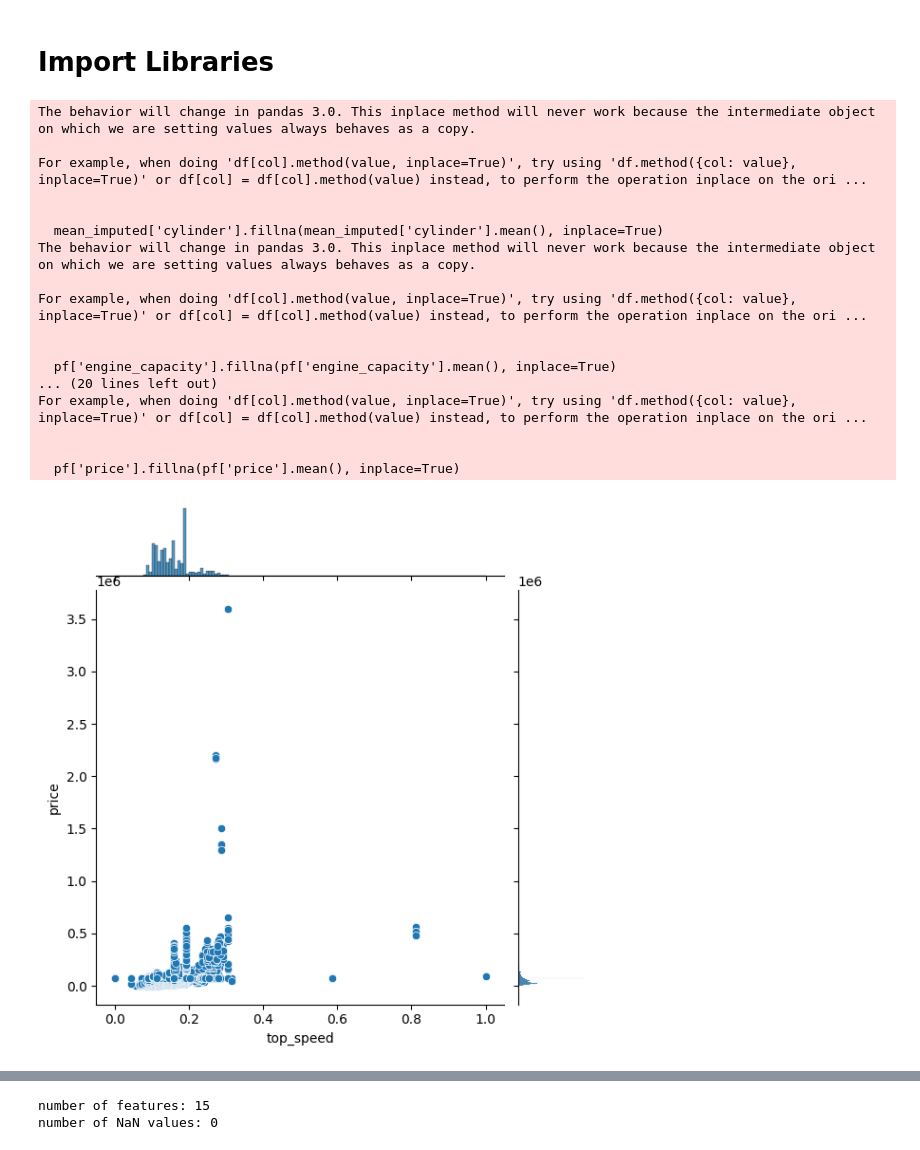
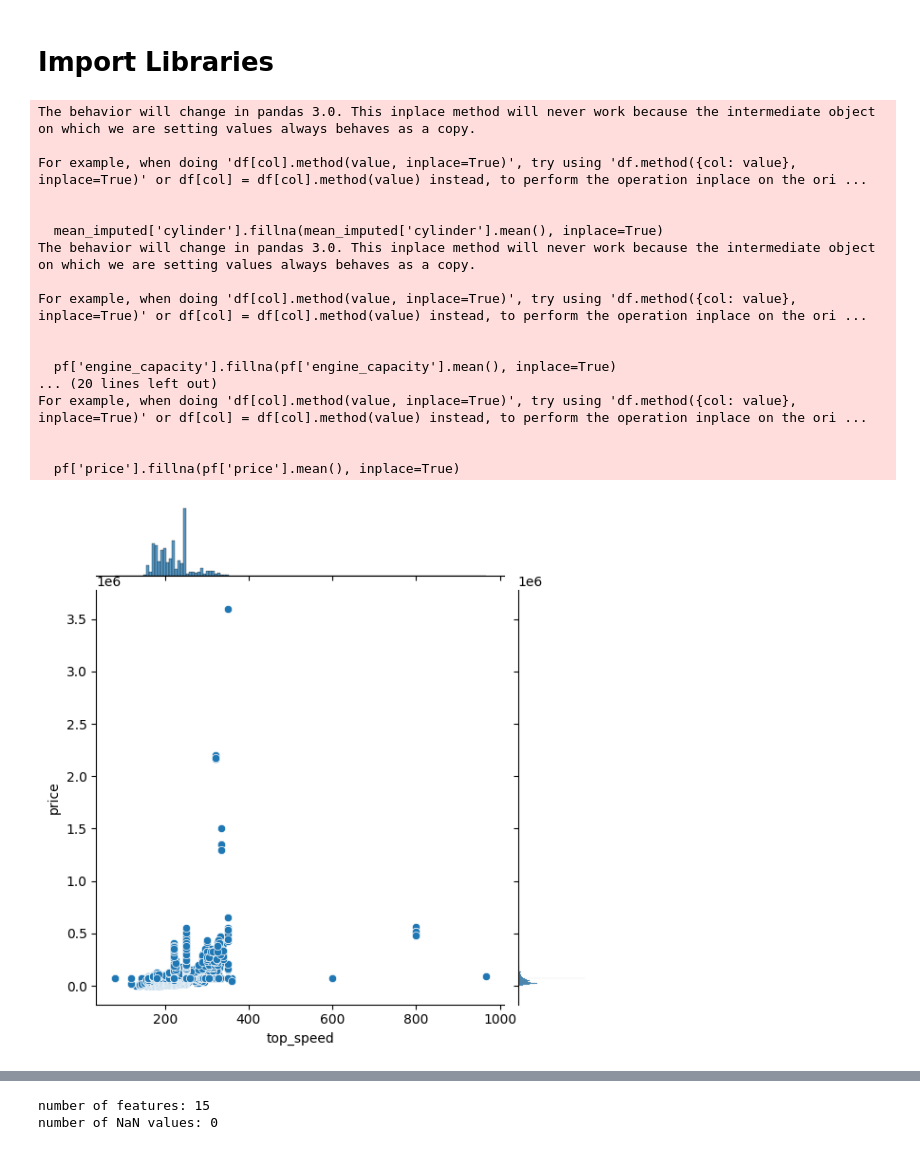
Before and after one commit to ghazicc/ML-Project2-Regression-Analysis-and-Model-Selection, a Jupyter notebook: notebook.ipynb, the cells around one changed output, grey strips where cells are left out. Saved outputs shown, nothing was run; the diff lists cells and outputs as text; code cells hidden in the pictures.

```diff
--- a/notebook.ipynb
+++ b/notebook.ipynb
@@ -167,33 +167,33 @@ pf['price'].fillna(pf['price'].mean(), inplace=True)
 
 #normalize the price, horsepower, and top_speed from 0 to 10
 
-pf[['car name', 'engine_capacity', 'cylinder', 'horse_power', 'top_speed', 'seats', 'brand']] = MinMaxScaler(feature_range=(0, 1)).fit_transform(pf[['car name', 'engine_capacity', 'cylinder', 'horse_power', 'top_speed', 'seats', 'brand']])
+pf[['car name', 'engine_capacity', 'seats', 'brand']] = MinMaxScaler(feature_range=(0, 1)).fit_transform(pf[['car name', 'engine_capacity', 'seats', 'brand']])
 
 # pd.set_option('display.max_columns', None)
 # pd.set_option('display.max_rows', None)
 # print(pf.head(10))
 
 sns.jointplot(x="top_speed", y='price',data=pf)
 
 # sns.regplot(x='horse_power',y='price',data=pf,scatter_kws={'alpha' : 0.3})
 plt.show()
 # %% [output]
 The behavior will change in pandas 3.0. This inplace method will never work because the intermediate object on which we are setting values always behaves as a copy.
 
 For example, when doing 'df[col].method(value, inplace=True)', try using 'df.method({col: value}, inplace=True)' or df[col] = df[col].method(value) instead, to perform the operation inplace on the ori ...
 
 
   mean_imputed['cylinder'].fillna(mean_imputed['cylinder'].mean(), inplace=True)
 The behavior will change in pandas 3.0. This inplace method will never work because the intermediate object on which we are setting values always behaves as a copy.
 
 For example, when doing 'df[col].method(value, inplace=True)', try using 'df.method({col: value}, inplace=True)' or df[col] = df[col].method(value) instead, to perform the operation inplace on the ori ...
 
 
   pf['engine_capacity'].fillna(pf['engine_capacity'].mean(), inplace=True)
 ... (20 lines left out)
 For example, when doing 'df[col].method(value, inplace=True)', try using 'df.method({col: value}, inplace=True)' or df[col] = df[col].method(value) instead, to perform the operation inplace on the ori ...
 
 
   pf['price'].fillna(pf['price'].mean(), inplace=True)
-[figure, old version]
+[figure, new version]
 # %%
```
Also changed, not shown: parts of 2 cells of this notebook.
